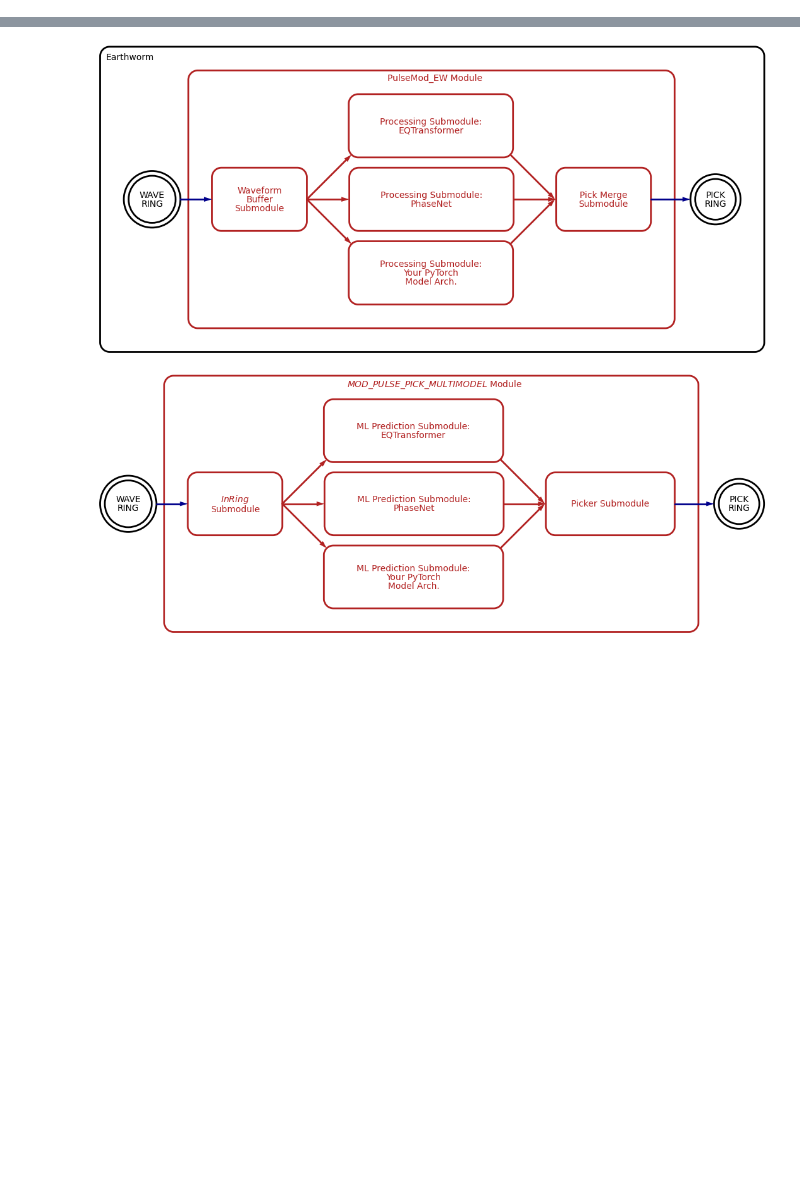
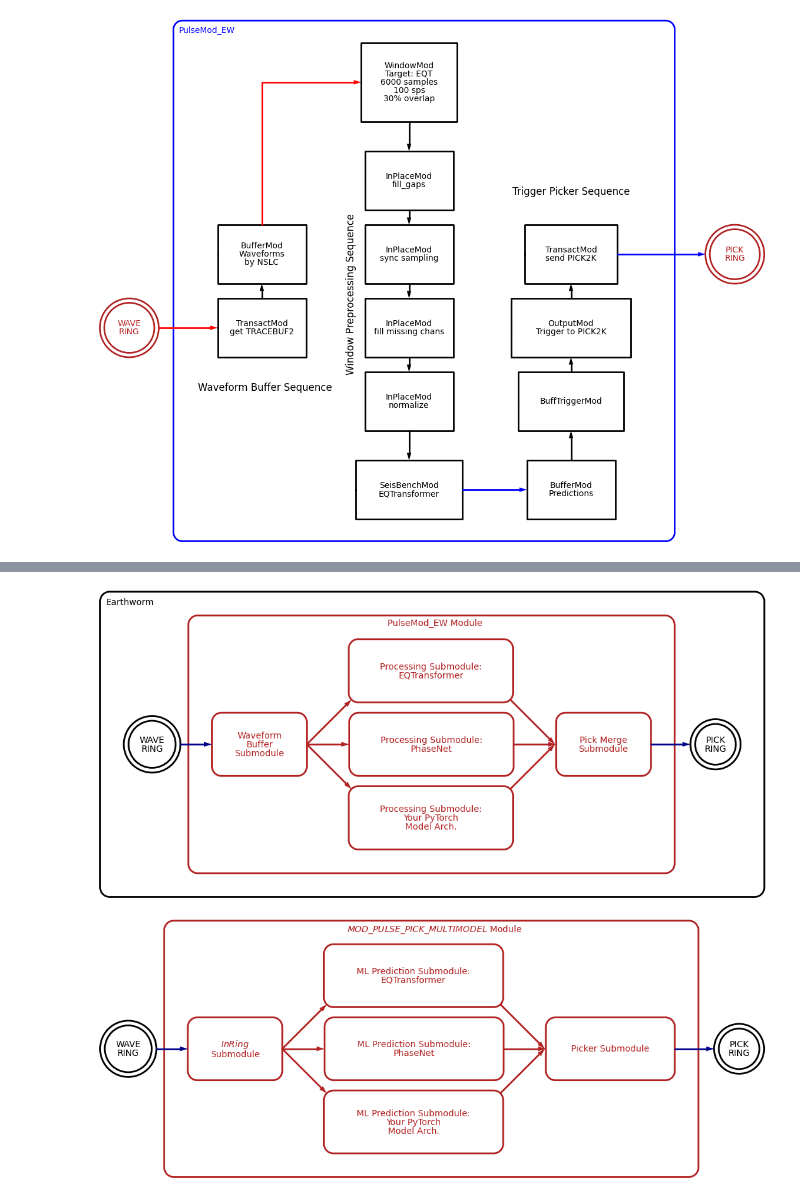
Before and after one commit to pnsn/Ayahos, a Jupyter notebook: diagrams/schemdraw_process_flow_diagrams.ipynb, the cells around one changed output, grey strips where cells are left out. Saved outputs shown, nothing was run; the diff lists cells and outputs as text; code cells hidden in the pictures; blank space fills up the shorter version.

```diff
--- a/diagrams/schemdraw_process_flow_diagrams.ipynb
+++ b/diagrams/schemdraw_process_flow_diagrams.ipynb
@@ -3,0 +60,73 @@ import numpy as np
+# %%
+with Drawing() as C:
+    C.config(fontsize=10, unit=0.5)
+
+    wr = flow.StateEnd(r=1).label('WAVE\nRING').color('firebrick').fill('white')
+    # wr.fill('lightgreen')
+    flow.Arrow().right(A.unit*4).color('red')
+    # flow.Arrow().theta(-30).length(A.unit*3).at(wr.SE)
+    with C.container() as PM:
+        PM.color('blue')
+        PM.label('PulseMod_EW')
+        PM.fill('white')
+        with PM.container() as WFB:
+            wfgetmod = flow.Process(w=3).label('TransactMod\nget TRACEBUF2')
+            flow.Arrow().up().at(wfgetmod.N)
+            wfbuffmod = flow.Process().label('BufferMod\nWaveforms\nby NSLC').color('black')
+            WFB.label('Waveform Buffer Sequence',loc='S',halign='center', valign='top', fontsize=12)
+            WFB.fill('white')
+
+        windmod = flow.Process().label('WindowMod\nTarget: EQT\n6000 samples\n100 sps\n30% overlap').color('black')
+        windmod.at((10.5,7))
+        flow.Wire(shape='|-', arrow='->').at(wfbuffmod.N).to(windmod.W).color('red')
+
+        flow.Arrow().down(C.unit*2).at(windmod.S)
+        with PM.container() as PPS:
+            fillgapmod = flow.Process().label('InPlaceMod\nfill_gaps')
+            flow.Arrow().down()
+            syncmod = flow.Process(w=3).label('InPlaceMod\nsync sampling')
+            flow.Arrow().down()
+            fillchanmod = flow.Process(w=3).label('InPlaceMod\nfill missing chans')
+            flow.Arrow().down()
+            normmod = flow.Process(w=3).label('InPlaceMod\nnormalize')
+            PPS.label(
+                'Window Preprocessing Sequence',
+                loc='W',
+                rotate=90,
+                halign='center',
+                valign='top',
+                fontsize=12)
+            PPS.fill('white')
+        flow.Arrow().down(C.unit*2)
+        sbmod = flow.Process().label('SeisBenchMod\nEQTransformer').color('black')
+
+        prbuffmod = flow.Process().label('BufferMod\nPredictions').color('black').at((16, -4.5))
+        flow.Arrow().up(A.unit*2).at(prbuffmod.N)
+        with PM.container() as TPS:
+            bufftrigmod = flow.Process().label('BuffTriggerMod')
+            flow.Arrow().up().at(bufftrigmod.N)
+            outpick2kmod = flow.Process().label('OutputMod\nTrigger to PICK2K')
+            flow.Arrow().up()
+            trans2kmod = flow.Process().label('TransactMod\nsend PICK2K')
+            TPS.label('Trigger Picker Sequence', loc='N', halign='center', valign='bottom', fontsize=12, ofst=0.2)
+            TPS.fill('white')
+        flow.Arrow().at(sbmod.E).to(prbuffmod.W).color('blue')
+    flow.Arrow().right(C.unit*6).at(trans2kmod.E).color('blue')
+    pickring = flow.StateEnd(r=1).label('PICK\nRING').color('firebrick').fill('white')
+    #     flow.Arrow().down().at(prbuffmod.S)
+    #     trigger_seq = flow.RoundProcess().label('Trigger\nPicker\nSequence').color('black')
+
+    #     # Wires
+    #     flow.Wire(shape='|-', arrow='->').color('red').at(wfbuffseq.N).to(windmod.W)
+    #     flow.Wire(shape='c', arrow='->', k=0.2).color('blue').at(sbmod.E).to(prbuffmod.W)
+    # # pm = flow.RoundProcess().label('PulseMod_EW\napplying\nEQTransformer').color('blue')
+    # flow.Arrow().right(A.unit*3).at(trigger_seq.E).color('blue')
+    # # flow.Arrow().theta(210).length(A.unit*3).at(pm.SW)
+    # pr = flow.StateEnd(r=1).label('PICK\nRING')
+    # pr.color('firebrick')
+    # pr.fill('white')
+
+
+    C.save('./ANSS_presentation_MOD_PULSE_level3view.png',dpi=120)
+# %% [output]
+[figure, added]
```
Also changed, not shown: parts of 4 cells of this notebook, 1 other file.
